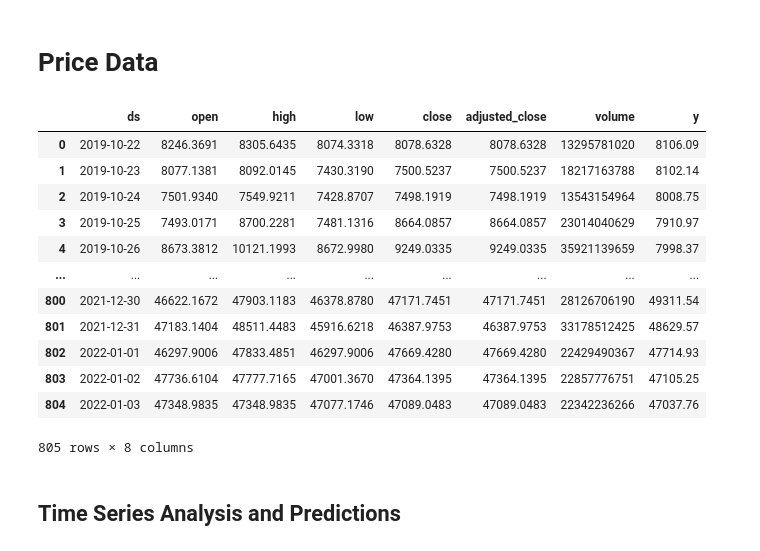
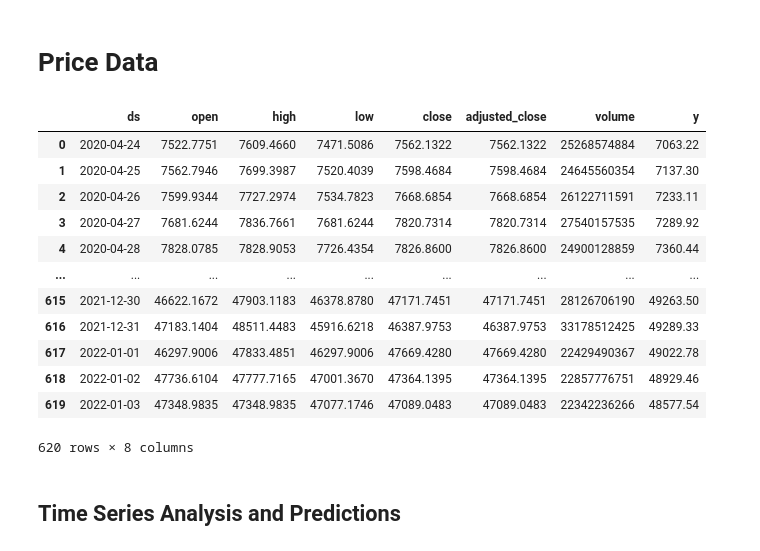
Before and after one commit to marcosan93/Medium-Misc-Tutorials, a Jupyter notebook: Crypto-Tutorials/NewsSentiment-TimeSeries-Crypto.ipynb, the cells around one changed output. Saved outputs shown, nothing was run; the diff lists cells and outputs as text; code cells hidden in the pictures.

```diff
--- a/Crypto-Tutorials/NewsSentiment-TimeSeries-Crypto.ipynb
+++ b/Crypto-Tutorials/NewsSentiment-TimeSeries-Crypto.ipynb
@@ -200,23 +200,23 @@ def getPrices(ticker, training_days, sent_df, mov_avg):
 
     return prices
 # %%
-prices = getPrices("BTC", 365, sent_df, 5)
+prices = getPrices("BTC", 180, sent_df, 10)
 
 prices
 # %% [output]
 |  | ds | open | high | low | close | adjusted_close | volume | y |
-| 0 | 2019-10-22 | 8246.3691 | 8305.6435 | 8074.3318 | 8078.6328 | 8078.6328 | 13295781020 | 8106.09 |
-| 1 | 2019-10-23 | 8077.1381 | 8092.0145 | 7430.3190 | 7500.5237 | 7500.5237 | 18217163788 | 8102.14 |
-| 2 | 2019-10-24 | 7501.9340 | 7549.9211 | 7428.8707 | 7498.1919 | 7498.1919 | 13543154964 | 8008.75 |
-| 3 | 2019-10-25 | 7493.0171 | 8700.2281 | 7481.1316 | 8664.0857 | 8664.0857 | 23014040629 | 7910.97 |
-| 4 | 2019-10-26 | 8673.3812 | 10121.1993 | 8672.9980 | 9249.0335 | 9249.0335 | 35921139659 | 7998.37 |
+| 0 | 2020-04-24 | 7522.7751 | 7609.4660 | 7471.5086 | 7562.1322 | 7562.1322 | 25268574884 | 7063.22 |
+| 1 | 2020-04-25 | 7562.7946 | 7699.3987 | 7520.4039 | 7598.4684 | 7598.4684 | 24645560354 | 7137.30 |
+| 2 | 2020-04-26 | 7599.9344 | 7727.2974 | 7534.7823 | 7668.6854 | 7668.6854 | 26122711591 | 7233.11 |
+| 3 | 2020-04-27 | 7681.6244 | 7836.7661 | 7681.6244 | 7820.7314 | 7820.7314 | 27540157535 | 7289.92 |
+| 4 | 2020-04-28 | 7828.0785 | 7828.9053 | 7726.4354 | 7826.8600 | 7826.8600 | 24900128859 | 7360.44 |
 | ... | ... | ... | ... | ... | ... | ... | ... | ... |
-| 800 | 2021-12-30 | 46622.1672 | 47903.1183 | 46378.8780 | 47171.7451 | 47171.7451 | 28126706190 | 49311.54 |
-| 801 | 2021-12-31 | 47183.1404 | 48511.4483 | 45916.6218 | 46387.9753 | 46387.9753 | 33178512425 | 48629.57 |
-| 802 | 2022-01-01 | 46297.9006 | 47833.4851 | 46297.9006 | 47669.4280 | 47669.4280 | 22429490367 | 47714.93 |
-| 803 | 2022-01-02 | 47736.6104 | 47777.7165 | 47001.3670 | 47364.1395 | 47364.1395 | 22857776751 | 47105.25 |
-| 804 | 2022-01-03 | 47348.9835 | 47348.9835 | 47077.1746 | 47089.0483 | 47089.0483 | 22342236266 | 47037.76 |
+| 615 | 2021-12-30 | 46622.1672 | 47903.1183 | 46378.8780 | 47171.7451 | 47171.7451 | 28126706190 | 49263.50 |
+| 616 | 2021-12-31 | 47183.1404 | 48511.4483 | 45916.6218 | 46387.9753 | 46387.9753 | 33178512425 | 49289.33 |
+| 617 | 2022-01-01 | 46297.9006 | 47833.4851 | 46297.9006 | 47669.4280 | 47669.4280 | 22429490367 | 49022.78 |
+| 618 | 2022-01-02 | 47736.6104 | 47777.7165 | 47001.3670 | 47364.1395 | 47364.1395 | 22857776751 | 48929.46 |
+| 619 | 2022-01-03 | 47348.9835 | 47348.9835 | 47077.1746 | 47089.0483 | 47089.0483 | 22342236266 | 48577.54 |
-805 rows × 8 columns
+620 rows × 8 columns
 # %% [markdown]
 ## Time Series Analysis and Predictions
 # %%
```
Also changed, not shown: parts of 7 cells of this notebook.
